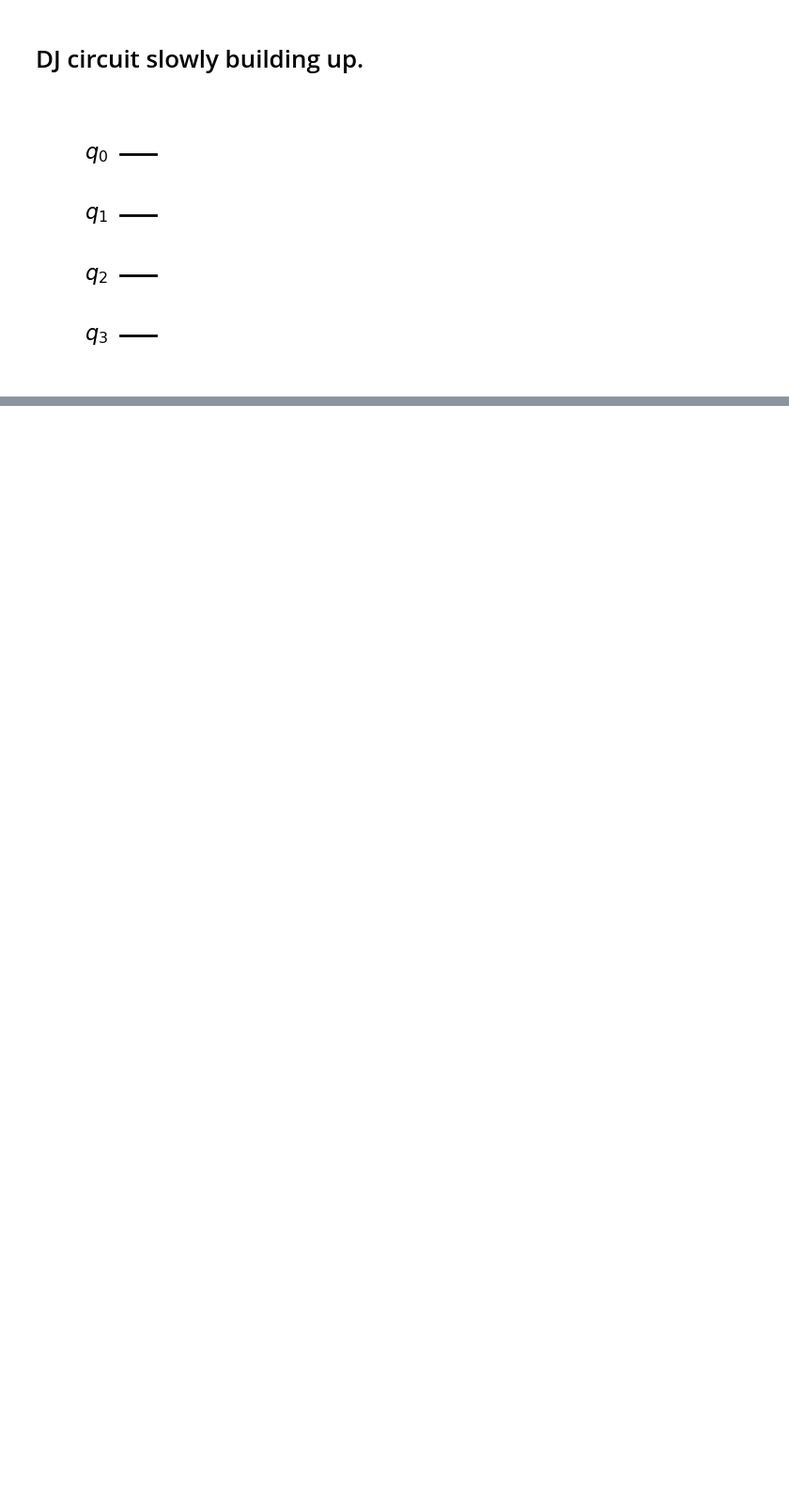
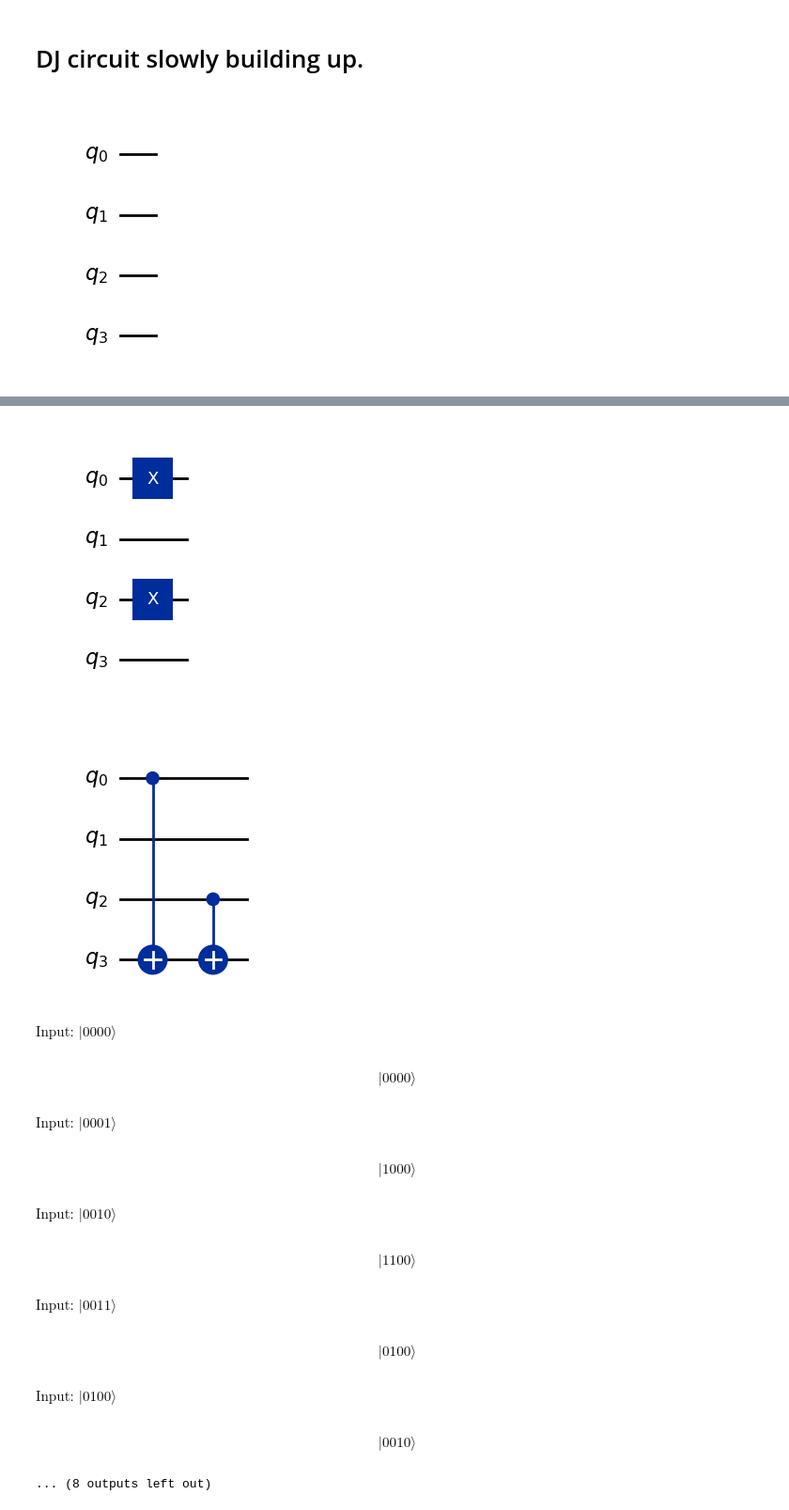
Before and after one commit to manhoosbilli1/Quantum_Computing_Learning, a Jupyter notebook: Task2/main_task.ipynb, the cells around one changed output, grey strips where cells are left out. Shown at 94% size. Cells and saved outputs as stored; diff of their text form; code cells hidden in the pictures; blank space fills up the shorter version.

```diff
--- a/Task2/main_task.ipynb
+++ b/Task2/main_task.ipynb
@@ -116,0 +252,47 @@ plot_histogram(counts_100)
+# %%
+# Run
+
+# Oracle type and input binary string
+oracleType = 3
+input_string = "101"
+
+# Create the oracle and input circuits
+oracle = createOracle(oracleType)
+
+
+inputCircuit, inputState = createInput(input_string)
+display(inputCircuit.draw('mpl'))
+display(oracle.draw('mpl'))
+
+inputCircuit, stitchedCircuit = oracle_truth_table(oracleType)
+
+
+
+# check if oracle is balanced or constant.
+# Runs the circuit 100 times. if the measurements are all 0 strings it is constant. otherwise if even one 1 present it is balanced.
+
+
+qc = QuantumCircuit(4,4)
+final = qc.compose(stitchedCircuit)
+display(final.draw('mpl'))
+final.measure(range(4), range(4))
+result = AerSimulator().run(final, shots=1, memory=True).result()
+measurements = result.get_memory()
+if "1" in measurements[0]:
+    print("balanced")
+else:
+    print("constant")
+# %% [output]
+[figure, added]
+[figure, added]
+$\displaystyle \text{Input: } |0000\rangle$
+$$ |0000\rangle$$
+$\displaystyle \text{Input: } |0001\rangle$
+$$ |1000\rangle$$
+$\displaystyle \text{Input: } |0010\rangle$
+$$ |1100\rangle$$
+$\displaystyle \text{Input: } |0011\rangle$
+$$ |0100\rangle$$
+$\displaystyle \text{Input: } |0100\rangle$
+$$ |0010\rangle$$
+... (8 outputs left out)
```
Also changed, not shown: parts of 9 cells of this notebook, 1 other file.
